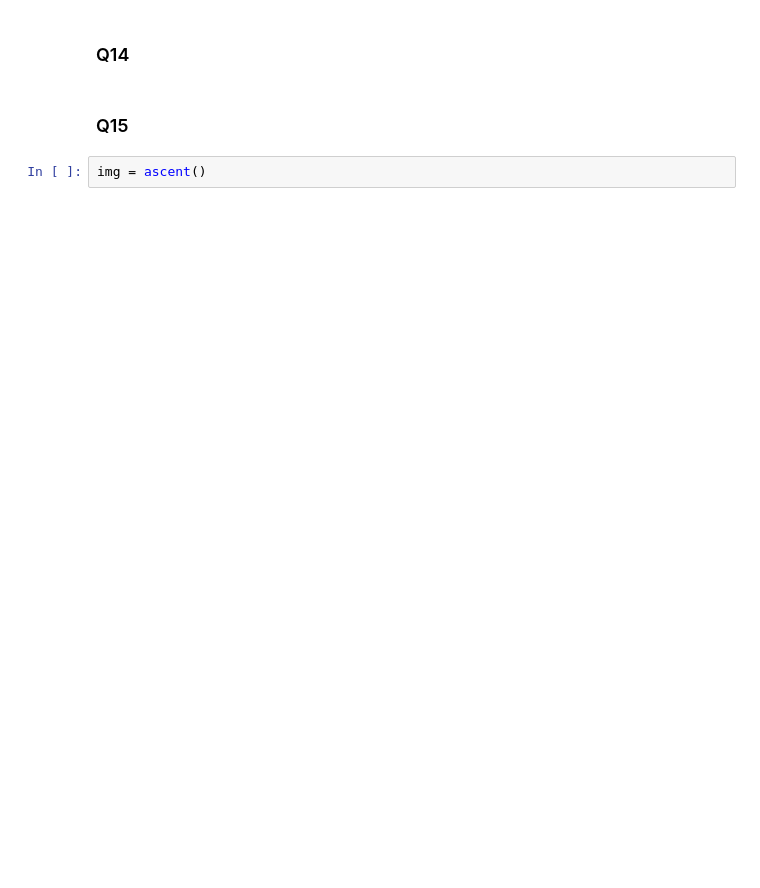
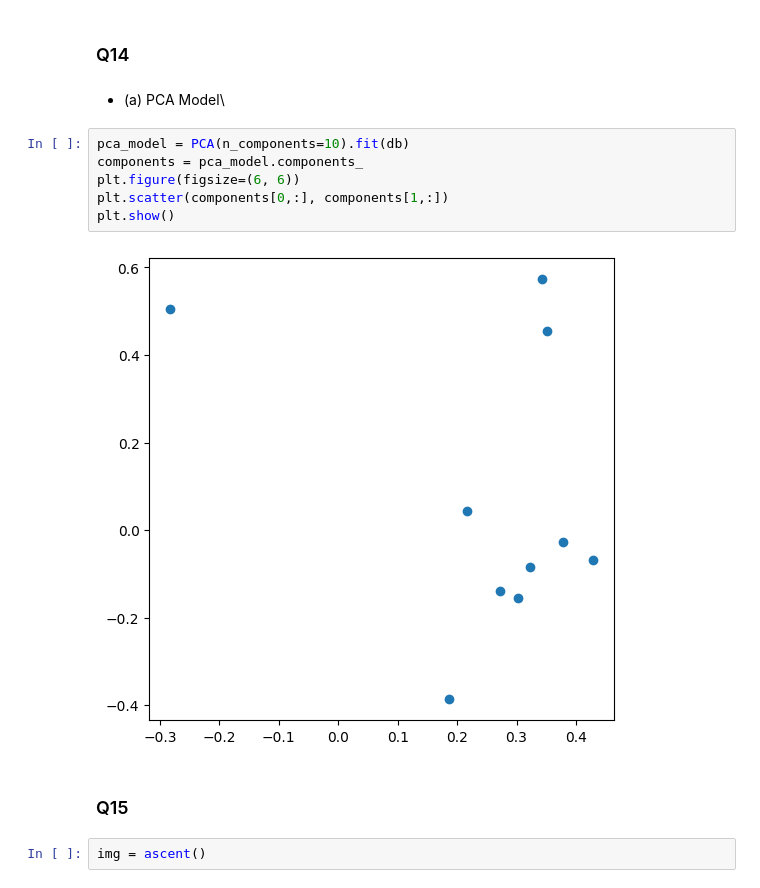
Before and after one commit to mikami520/MBP1201H-Biostats, a Jupyter notebook: Final Exam/FINAL_TEMPLATE.ipynb, the cells around one changed output. Drawn from its saved outputs; the diff is of its cells as text; blank space fills up the shorter version.

```diff
--- a/Final Exam/FINAL_TEMPLATE.ipynb
+++ b/Final Exam/FINAL_TEMPLATE.ipynb
@@ -191,5 +273,15 @@ db.head()
 # %% [markdown]
 ### Q14
+# %% [markdown]
+- (a) PCA Model\
+# %%
+pca_model = PCA(n_components=10).fit(db)
+components = pca_model.components_
+plt.figure(figsize=(6, 6))
+plt.scatter(components[0,:], components[1,:])
+plt.show()
+# %% [output]
+[figure, added]
 # %% [markdown]
 ### Q15
 # %%
```
Also changed, not shown: parts of 14 cells of this notebook, 1 other file.
